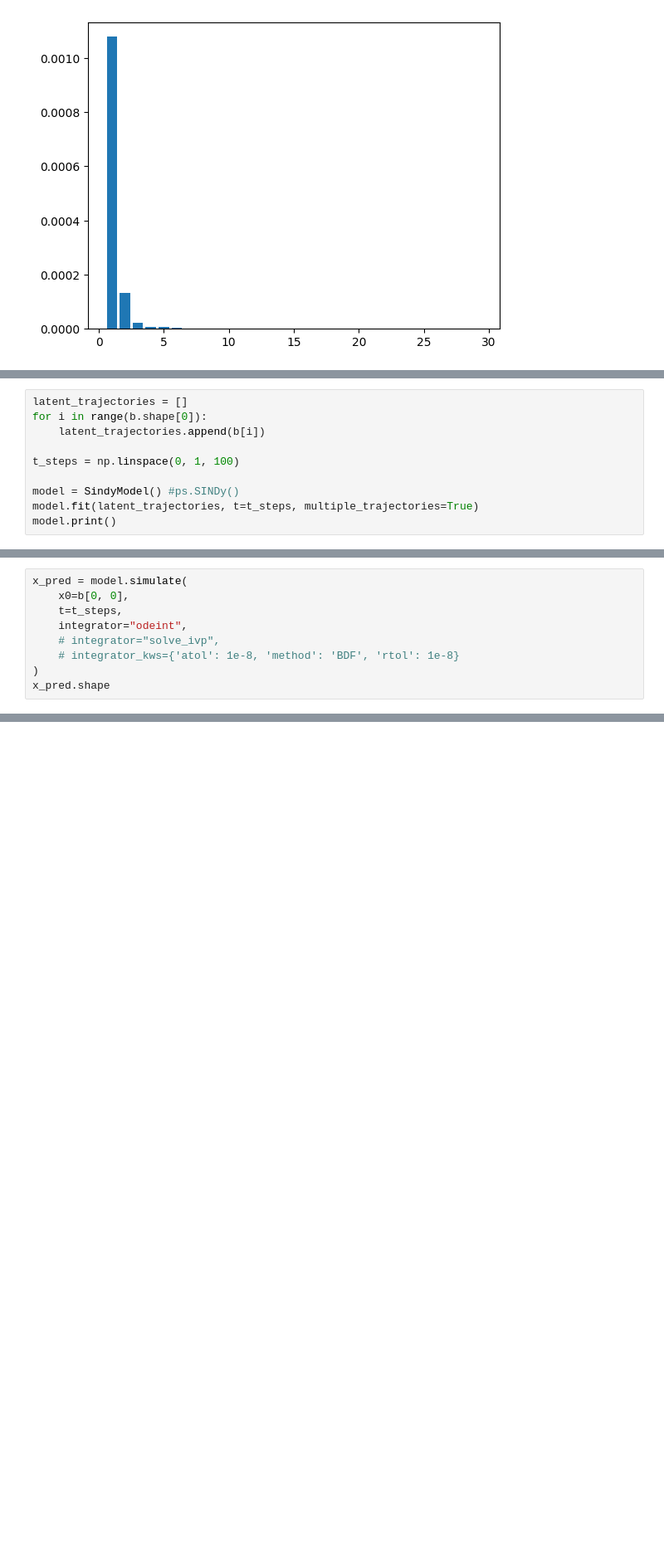
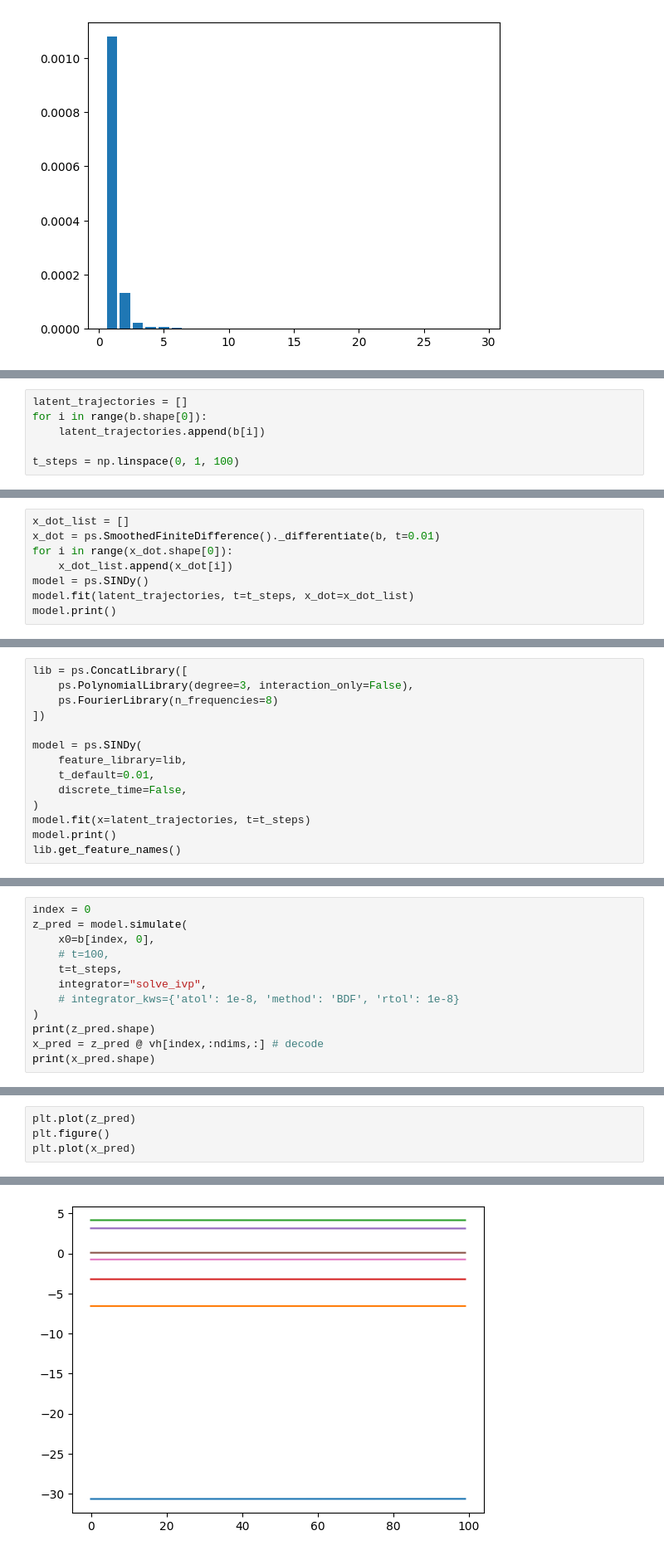
Before and after one commit to robin-janssen/CODES-Benchmark, a Jupyter notebook: surrogates/LatentSindy/tests.ipynb, the cells around one changed output, grey strips where cells are left out. Shown: that part at 83% size. Saved outputs shown, nothing was run; the diff lists cells and outputs as text; blank space fills up the shorter version.

```diff
--- a/surrogates/LatentSindy/tests.ipynb
+++ b/surrogates/LatentSindy/tests.ipynb
@@ -125,7 +85,3 @@ for i in range(b.shape[0]):
     latent_trajectories.append(b[i])
 
 t_steps = np.linspace(0, 1, 100)
-
-model = SindyModel() #ps.SINDy()
-model.fit(latent_trajectories, t=t_steps, multiple_trajectories=True)
-model.print()
@@ -147,0 +88,8 @@ model.print()
+# %%
+x_dot_list = []
+x_dot = ps.SmoothedFiniteDifference()._differentiate(b, t=0.01)
+for i in range(x_dot.shape[0]):
+    x_dot_list.append(x_dot[i])
+model = ps.SINDy()
+model.fit(latent_trajectories, t=t_steps, x_dot=x_dot_list)
+model.print()
@@ -147,0 +147,14 @@ model.print()
+# %%
+lib = ps.ConcatLibrary([
+    ps.PolynomialLibrary(degree=3, interaction_only=False),
+    ps.FourierLibrary(n_frequencies=8)
+])
+
+model = ps.SINDy(
+    feature_library=lib,
+    t_default=0.01,
+    discrete_time=False,
+)
+model.fit(x=latent_trajectories, t=t_steps)
+model.print()
+lib.get_feature_names()
@@ -148,10 +186,13 @@ model.print()
 # %%
-x_pred = model.simulate(
-    x0=b[0, 0],
+index = 0
+z_pred = model.simulate(
+    x0=b[index, 0],
+    # t=100,
     t=t_steps,
-    integrator="odeint",
-    # integrator="solve_ivp",
+    integrator="solve_ivp",
     # integrator_kws={'atol': 1e-8, 'method': 'BDF', 'rtol': 1e-8}
 )
-x_pred.shape
+print(z_pred.shape)
+x_pred = z_pred @ vh[index,:ndims,:] # decode
+print(x_pred.shape)
 # %% [output]
@@ -197,0 +216,5 @@ solve_ivp(rhs, (t[0], t[-1]), x0, t_eval=t, **integrator_kws)
+# %%
+plt.plot(z_pred)
+plt.figure()
+plt.plot(x_pred)
+# %% [output]
@@ -197,0 +238 @@ solve_ivp(rhs, (t[0], t[-1]), x0, t_eval=t, **integrator_kws)
+[figure, added]
```
Also changed, not shown: parts of 15 cells of this notebook, 1 other file.
